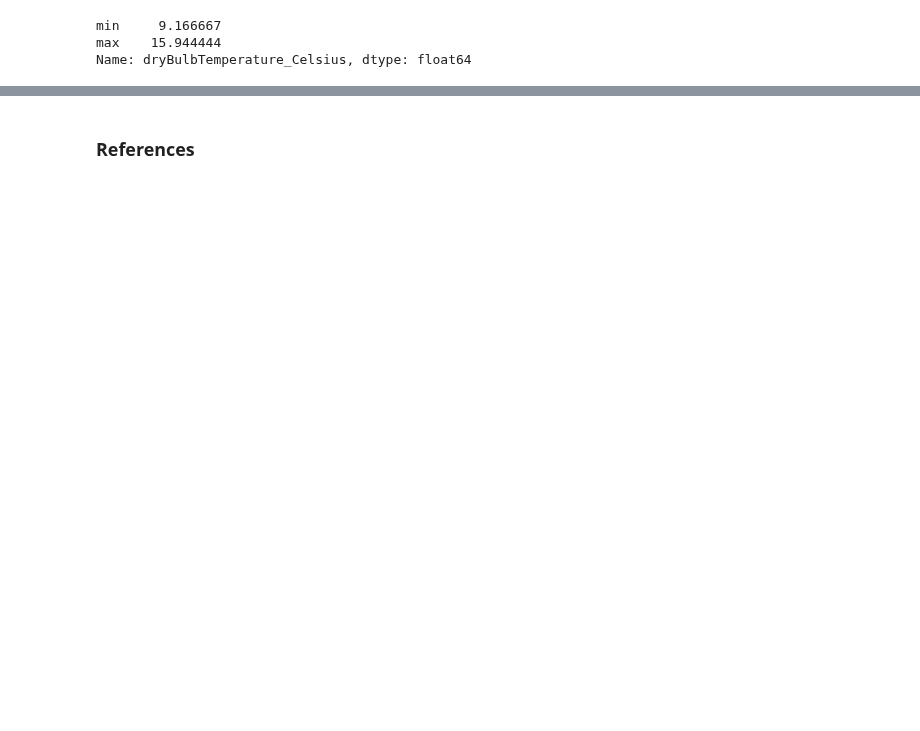
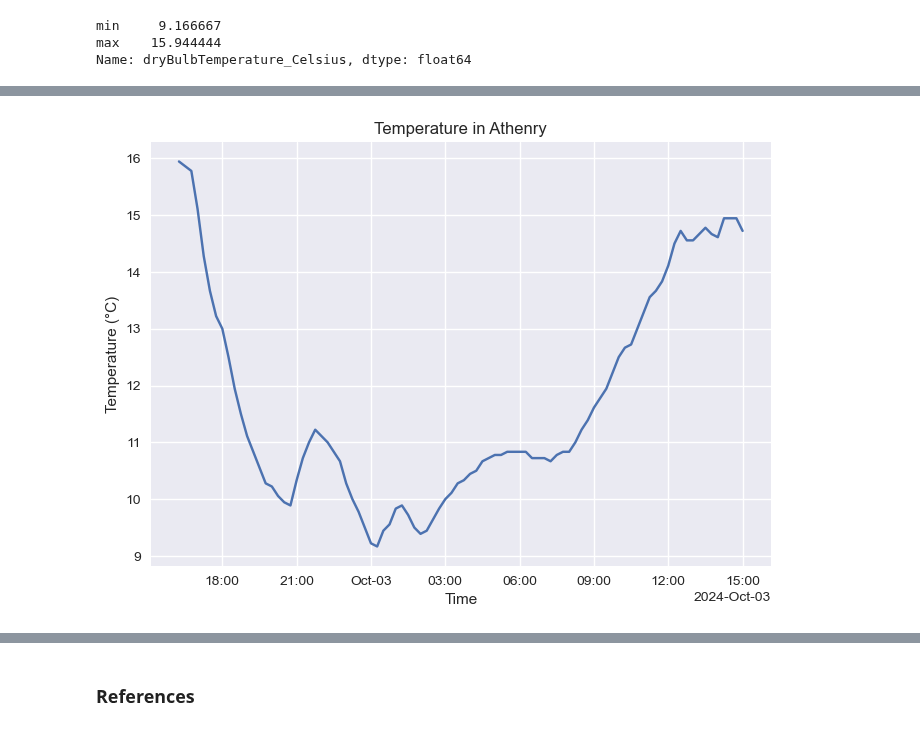
Before and after one commit to IreneKilgannon/PFDA, a Jupyter notebook: PFDA-assignments/assignment2-weather.ipynb, the cells around one changed output, grey strips where cells are left out. Cells and saved outputs as stored; diff of their text form; code cells hidden in the pictures; blank space fills up the shorter version.

```diff
--- a/PFDA-assignments/assignment2-weather.ipynb
+++ b/PFDA-assignments/assignment2-weather.ipynb
@@ -57,0 +63,21 @@ what columns are needed? report start and end time are the same.
+# %%
+# Plotting using ConsiseDateFormatter
+fig, ax = plt.subplots()
+
+# AutoDateLocator
+locator = mdates.AutoDateLocator()
+ax.xaxis.set_major_locator(locator)
+
+# ConciseDateFormatter
+formatter = mdates.ConciseDateFormatter(locator)
+ax.xaxis.set_major_formatter(formatter)
+
+# Plot the data
+ax.plot(df.index, df['dryBulbTemperature_Celsius'])
+ax.set(xlabel='Time',
+       ylabel = 'Temperature (°C)',
+       title = 'Temperature in Athenry')
+
+plt.show()
+# %% [output]
+[figure, added]
```
Also changed, not shown: parts of 13 cells of this notebook.
